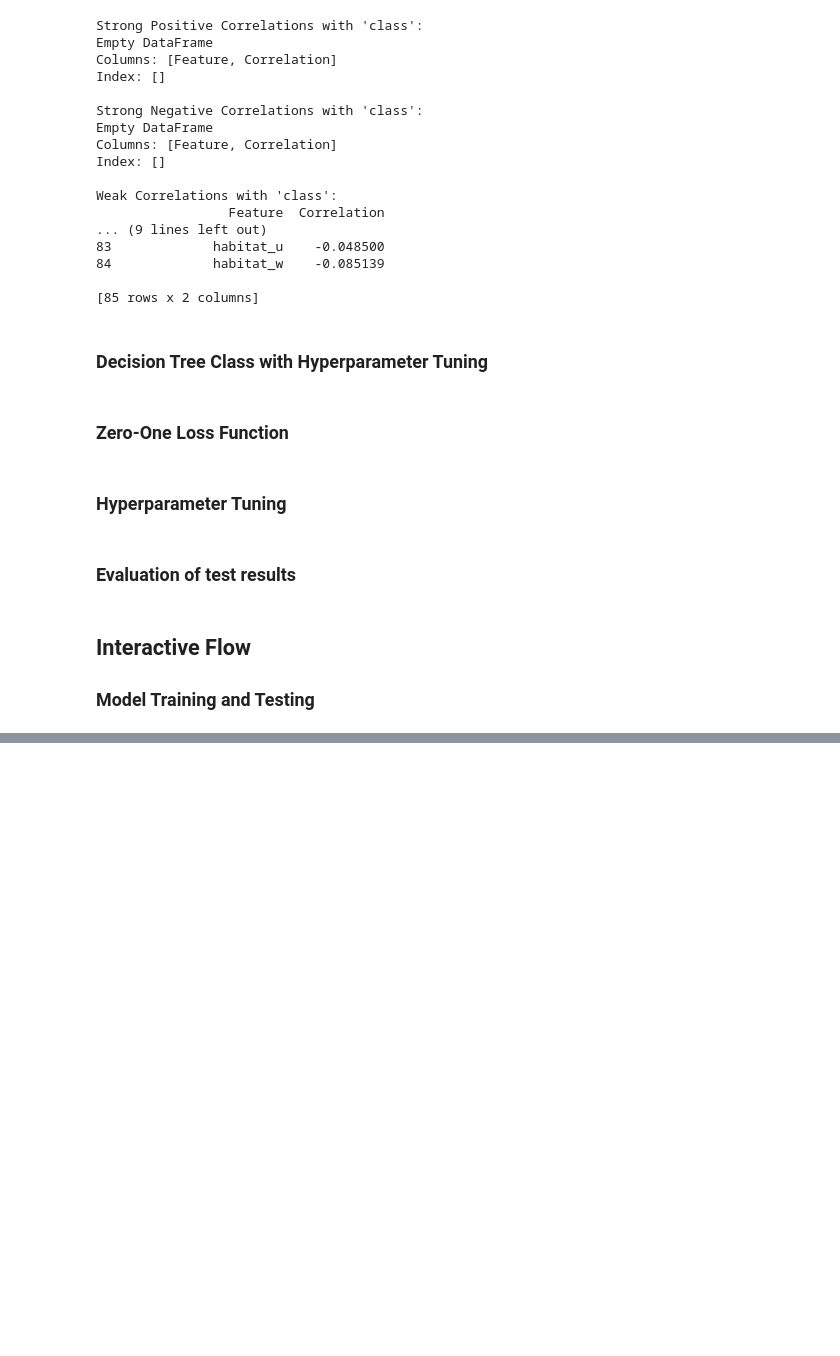
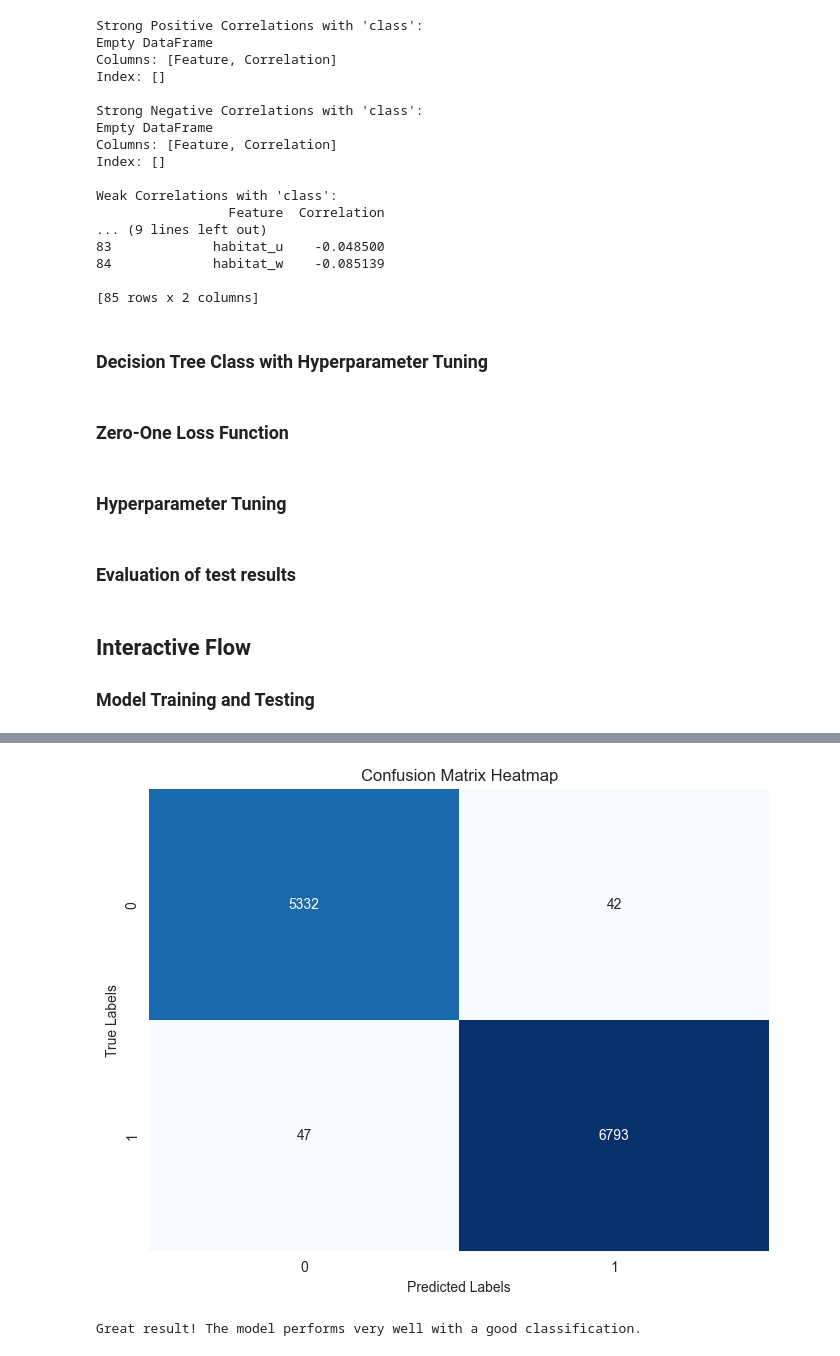
Before and after one commit to hmente/PoisonousMushroomPredictor, a Jupyter notebook: predictor.ipynb, the cells around one changed output, grey strips where cells are left out. Drawn from its saved outputs; the diff is of its cells as text; code cells hidden in the pictures; blank space fills up the shorter version.

```diff
--- a/predictor.ipynb
+++ b/predictor.ipynb
@@ -262,7 +262,7 @@ class TreeNode:
 ### Decision Tree Class with Hyperparameter Tuning
 # %%
 class DecisionTree:
-    def __init__(self, max_depth=None, min_samples_split=2, split_function="gini", entropy_threshold=None):
+    def __init__(self, max_depth=None, min_samples_split=2, split_function=None, entropy_threshold=0.0001):
         self.max_depth = max_depth
         self.min_samples_split = min_samples_split
         self.split_function = split_function
@@ -479,11 +501,19 @@ def evaluate_test_result(test_loss, is_grid_search=False):
     y = data_encoded['class']
     X_train, X_test, y_train, y_test = train_test_split(X, y, test_size=0.2, random_state=42)
 
-    # Custom parameter range for grid search
     param_grid = [
         {
             'max_depth': [10, 15, 20],
-            'split_function': ['scaled_entropy', 'gini', 'squared_impurity']
+            'split_function': 'scaled_entropy',
+            'entropy_threshold': [0.01, 0.001, 0.0001]
+        },
+        {
+            'max_depth': [10, 15, 20],
+            'split_function': 'gini'
+        },
+        {
+            'max_depth': [10, 15, 20],
+            'split_function': 'squared_impurity'
         }
     ]
 
@@ -497,28 +527,38 @@ def evaluate_test_result(test_loss, is_grid_search=False):
             print(f"\nBest parameters: {best_params}")
             print(f"Best score (zero-one loss): {best_score}")
 
-            best_tree = DecisionTree(
-                max_depth=best_params['max_depth'],
-                split_function=best_params['split_function'],
-                min_samples_split=2,
-                entropy_threshold=0.0001
-            )
+            if best_params['split_function'] == 'scaled_entropy':
+                best_tree = DecisionTree(
+                    max_depth=best_params['max_depth'],
+                    split_function=best_params['split_function'],
+                    entropy_threshold=best_params['entropy_threshold']
+                )
+            else:
+                best_tree = DecisionTree(
+                    max_depth=best_params['max_depth'],
+                    split_function=best_params['split_function']
+                )
+
             best_tree.fit(X_train.values, y_train.values)
 
             y_test_pred = best_tree.predict(X_test.values)
             test_loss = zero_one_loss(y_test, y_test_pred)
             print(f"Zero-one loss on test set with best params: {test_loss:.6f}")
-            evaluate_test_result(test_loss)
+            evaluate_test_result(test_loss, y_test, y_test_pred, is_grid_search=True)
         elif user_choice == 'no':
             print("\nPlease enter your custom parameters.")
             max_depth = int(input("Enter the max depth for the tree (e.g., 10, 15, 20): "))
             split_function = input("Enter the split function (scaled_entropy/gini/squared_impurity): ").strip()
+            if split_function == 'scaled_entropy':
+                entropy_threshold = float(input("Enter the entropy threshold (e.g., 0.01, 0.001, 0.0001): "))
+            else:
+                entropy_threshold = 0.0001
 
             custom_tree = DecisionTree(
                 max_depth=max_depth,
                 split_function=split_function,
                 min_samples_split=2,
-                entropy_threshold=0.0001
+                entropy_threshold=entropy_threshold
             )
 
             custom_tree.fit(X_train.values, y_train.values)
@@ -526,7 +566,7 @@ def evaluate_test_result(test_loss, is_grid_search=False):
             y_test_pred = custom_tree.predict(X_test.values)
             test_loss = zero_one_loss(y_test, y_test_pred)
             print(f"Zero-one loss on test set with custom params: {test_loss:.6f}")
-            evaluate_test_result(test_loss)
+            evaluate_test_result(test_loss, y_test, y_test_pred)
         else:
             print("Invalid input. Please run the program again and choose 'yes' or 'no'.")
 
@@ -552,0 +593,2 @@ Great result! The model performs very well with a good classification.
+[figure, added]
+Great result! The model performs very well with a good classification.
```
Also changed, not shown: parts of 4 cells of this notebook, 1 other file.
